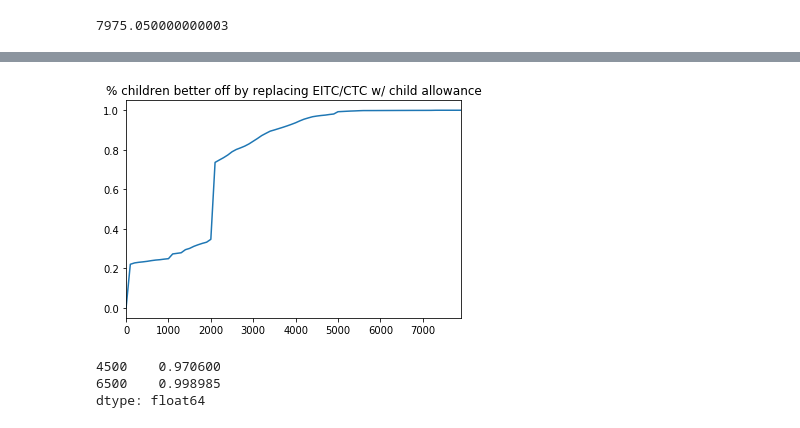
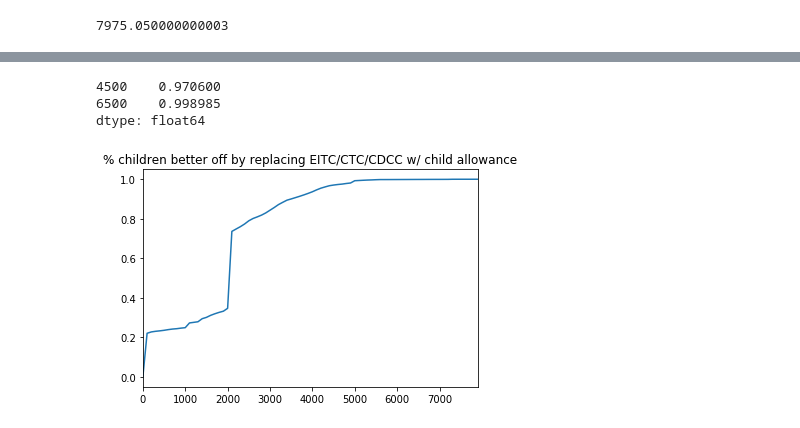
Before and after one commit to UBICenter/ubi-center, a Jupyter notebook: notebooks/program_by_program/eitc_ctc_by_child.ipynb, the cells around one changed output, grey strips where cells are left out. Cells and saved outputs as stored; diff of their text form; code cells hidden in the pictures.

```diff
--- a/notebooks/program_by_program/eitc_ctc_by_child.ipynb
+++ b/notebooks/program_by_program/eitc_ctc_by_child.ipynb
@@ -73,4 +95,5 @@ base[base.tax_diff_per_nu18 < np.inf].sort_values(
 # %%
-def pct_kids_better_off(allowance):
-    return (base[base.tax_diff_per_nu18 < allowance].nu18_m.sum() /
-            base.nu18_m.sum())
+def pct_kids_better_off(allowance, var='nu18'):
+    var_m = var + '_m'
+    return (base[base['tax_diff_per_' + var] < allowance][[var_m]].sum() /
+            base[[var_m]].sum()).values[0]
@@ -81,13 +100,18 @@ pct_kids_better_off_df = pd.Series([pct_kids_better_off(i) for i in X],
 # %%
-pct_kids_better_off_df.plot()
-plt.title('% children better off by replacing EITC/CTC ' +
-          'w/ child allowance')
-plt.show()
+X = pd.Series(np.arange(0, 8000, 100))
+
+def pct_kids_better_off_plot(var='nu18'):
+    pct_kids_better_off_s = X.apply(lambda x: pct_kids_better_off(x, var))
+    pct_kids_better_off_s.index = X
+    print(pct_kids_better_off_s[[4500, 6500]])
+    pct_kids_better_off_s.plot()
+    plt.title('% children better off by replacing EITC/CTC/CDCC ' +
+              'w/ child allowance')
+    plt.show()
-# %% [output]
-[figure, removed]
-# %%
-pct_kids_better_off_df.loc[[4500, 6500]]
-# %% [output]
-4500    0.970600
-6500    0.998985
-dtype: float64
+# %%
+pct_kids_better_off_plot()
+# %% [output]
+4500    0.970600
+6500    0.998985
+dtype: float64
+[figure, added]
```
Also changed, not shown: parts of 7 cells of this notebook, 5 other files.
